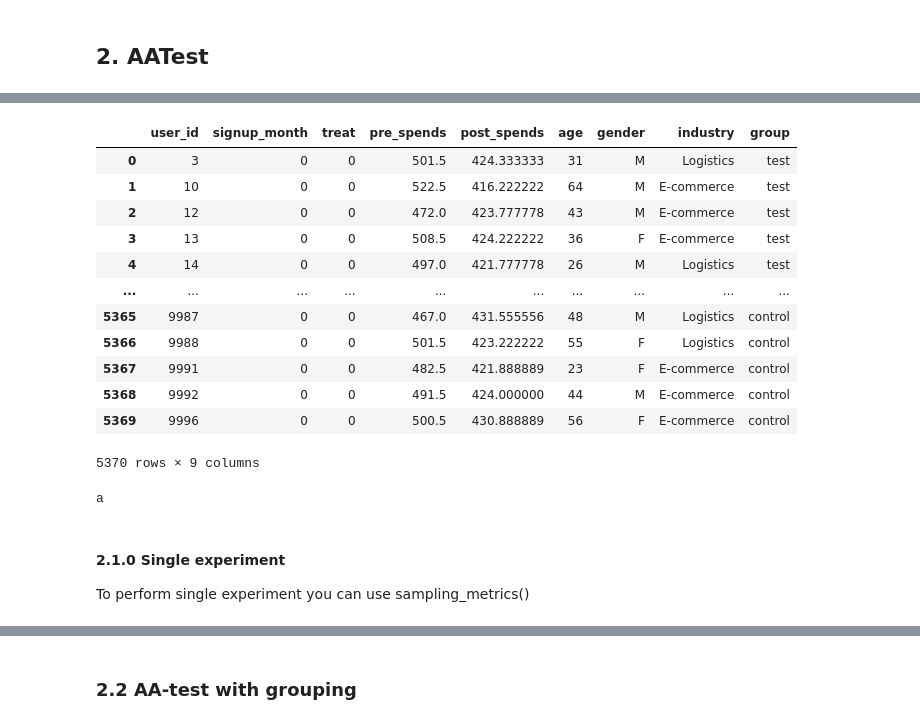
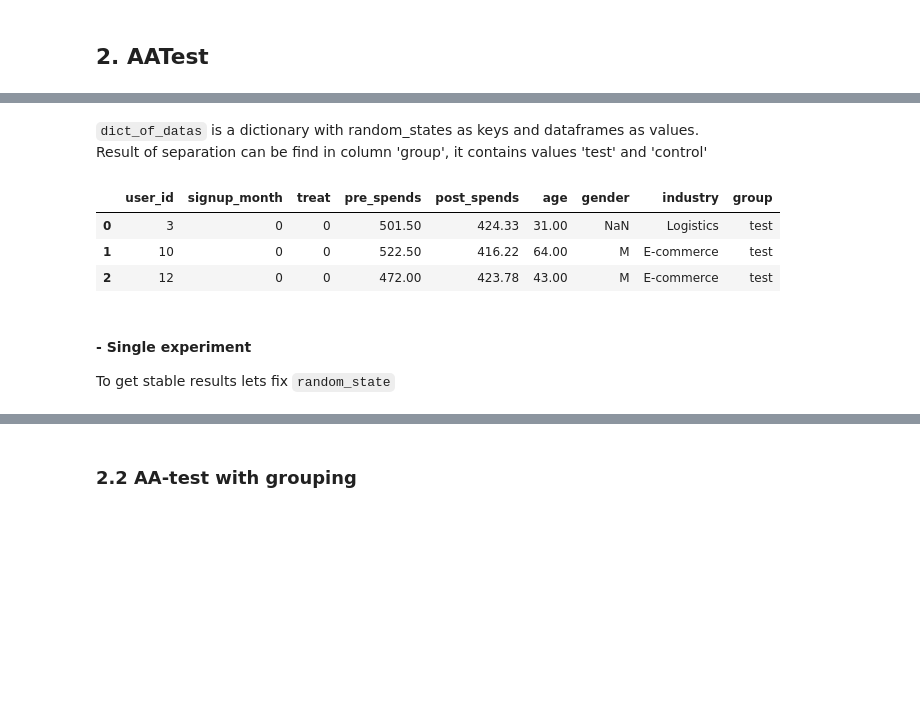
Before and after one commit to sb-ai-lab/LightAutoML, a Jupyter notebook: Tutorial_13_ABtesting.ipynb, the cells around one changed output, grey strips where cells are left out. Saved outputs shown, nothing was run; the diff lists cells and outputs as text; code cells hidden in the pictures; blank space fills up the shorter version.

Commit message:
Tutorial finished, tests on AB is started - working, but we will add more tests Bug - квантизация не работает - убрали ее из туториала и в ближайшее время пофиксим

```diff
--- a/Tutorial_13_ABtesting.ipynb
+++ b/Tutorial_13_ABtesting.ipynb
@@ -18,7 +14,9 @@
 # %%
 import pandas as pd
 import numpy as np
-from lightautoml.addons.hypex.ABTesting.ab_tester import AATest#, ABTest
+from lightautoml.addons.hypex.ABTesting.ab_tester import AATest, ABTest
 from lightautoml.addons.hypex.utils.tutorial_data_creation import create_test_data
 
+pd.options.display.float_format = '{:,.2f}'.format
+
 np.random.seed(52) #needed to create example data
@@ -27,6 +30,6 @@ np.random.seed(52) #needed to create example data
 In this case we will create random dataset with known effect size
 If you have your own dataset, go to the part 2
 # %%
-data = create_test_data(rs=52)
+data = create_test_data(rs=52, na_step=10, nan_cols=['age', 'gender'])
 data
 # %% [output]
@@ -52,5 +55,5 @@ info_col used to define informative attributes that should NOT be part of testin
 # %%
 info_cols = ['user_id', 'signup_month']
-target = 'post_spends'
+target = ['post_spends', 'pre_spends']
 # %% [markdown]
 ### 2.1 Simple AA-test
@@ -59,5 +62,4 @@ Use it when you are clear about each attribute or if you don't have any addition
 # %%
 experiment = AATest(data=data, info_cols=info_cols, target_fields=target)
 # %%
-experiment_result, dict_of_datas = experiment.search_dist_uniform_sampling()
-experiment_result.head(3)
+experiment_result, dict_of_datas = experiment.search_dist_uniform_sampling(iterations=10)
@@ -69,28 +78,15 @@ experiment_result.head(3)
+# %% [markdown]
+`dict_of_datas` is a dictionary with random_states as keys and dataframes as values.<br>
+Result of separation can be find in column 'group', it contains values 'test' and 'control'
 # %%
-dict_of_datas[0]
+dict_of_datas[0].head(3)
 # %% [output]
 |  | user_id | signup_month | treat | pre_spends | post_spends | age | gender | industry | group |
-| 0 | 3 | 0 | 0 | 501.5 | 424.333333 | 31 | M | Logistics | test |
-| 1 | 10 | 0 | 0 | 522.5 | 416.222222 | 64 | M | E-commerce | test |
-| 2 | 12 | 0 | 0 | 472.0 | 423.777778 | 43 | M | E-commerce | test |
-| 3 | 13 | 0 | 0 | 508.5 | 424.222222 | 36 | F | E-commerce | test |
-| 4 | 14 | 0 | 0 | 497.0 | 421.777778 | 26 | M | Logistics | test |
-| ... | ... | ... | ... | ... | ... | ... | ... | ... | ... |
-| 5365 | 9987 | 0 | 0 | 467.0 | 431.555556 | 48 | M | Logistics | control |
-| 5366 | 9988 | 0 | 0 | 501.5 | 423.222222 | 55 | F | Logistics | control |
-| 5367 | 9991 | 0 | 0 | 482.5 | 421.888889 | 23 | F | E-commerce | control |
-| 5368 | 9992 | 0 | 0 | 491.5 | 424.000000 | 44 | M | E-commerce | control |
-| 5369 | 9996 | 0 | 0 | 500.5 | 430.888889 | 56 | F | E-commerce | control |
+| 0 | 3 | 0 | 0 | 501.50 | 424.33 | 31.00 | NaN | Logistics | test |
+| 1 | 10 | 0 | 0 | 522.50 | 416.22 | 64.00 | M | E-commerce | test |
+| 2 | 12 | 0 | 0 | 472.00 | 423.78 | 43.00 | M | E-commerce | test |
-5370 rows × 9 columns
-# %%
-if all(data.columns) == all(dict_of_datas[0].drop(columns=['group']).columns):
-    print('a')
-else:
-    print('b')
-# %% [output]
-a
-# %% [markdown]
-#### 2.1.0 Single experiment
-To perform single experiment you can use sampling_metrics()
+# %% [markdown]
+#### - Single experiment
+To get stable results lets fix `random_state`
 # %%
 random_state = 11
```
Also changed, not shown: parts of 54 cells of this notebook, 3 other files.
